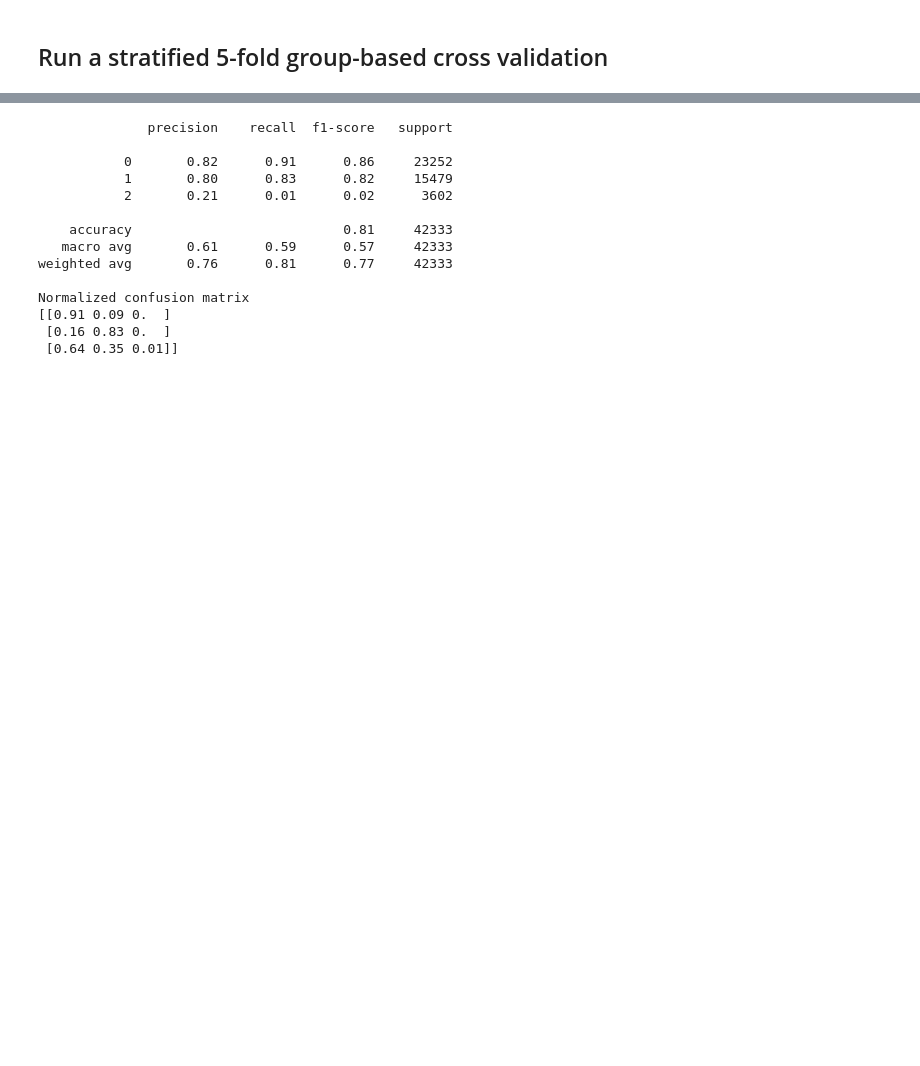
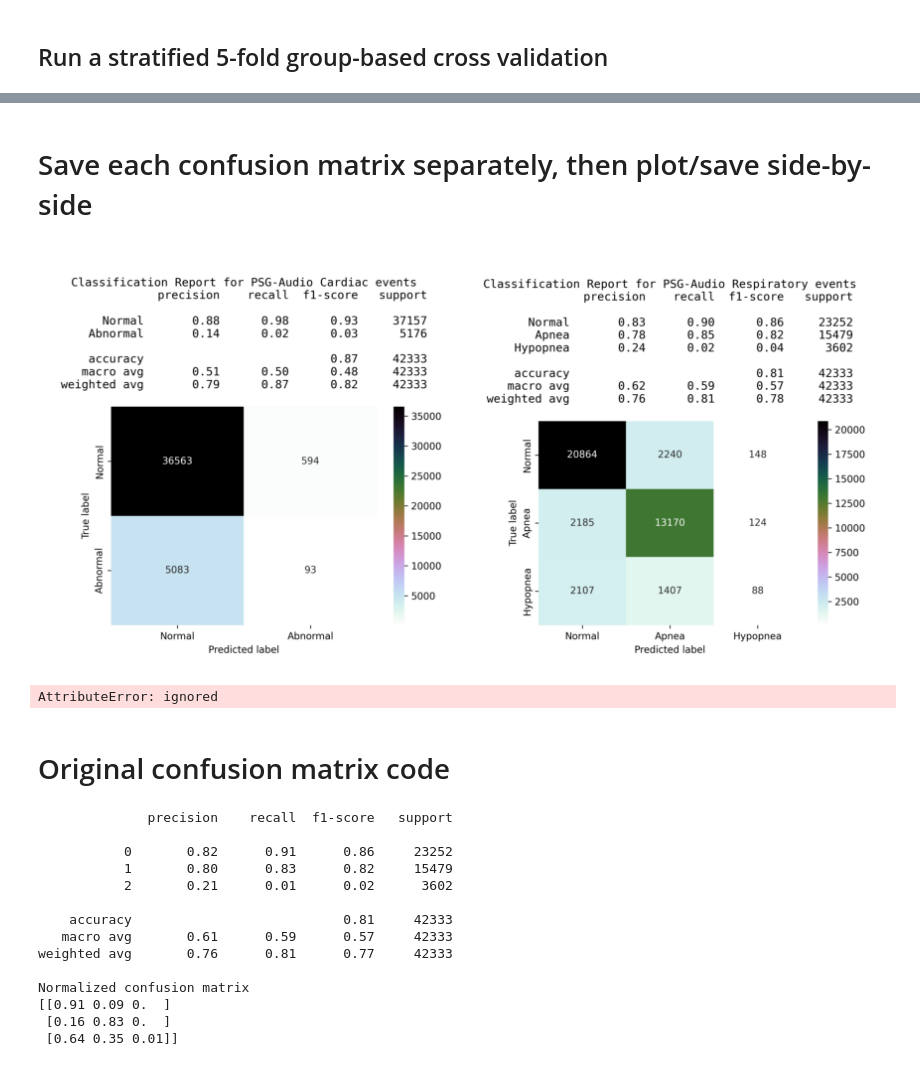
Before and after one commit to imics-lab/multi-output-psg, a Jupyter notebook: Multi_Out_Evaluate_Model_PSG-Audio.ipynb, the cells around one changed output, grey strips where cells are left out. Saved outputs shown, nothing was run; the diff lists cells and outputs as text; code cells hidden in the pictures; blank space fills up the shorter version.

Commit message:
dual cm generated, model needs tuning, sample weights

```diff
--- a/Multi_Out_Evaluate_Model_PSG-Audio.ipynb
+++ b/Multi_Out_Evaluate_Model_PSG-Audio.ipynb
@@ -521,6 +511,69 @@ Total Training time = 0:14:32 HH:MM:SS
 # X_valid_dict = np.load('X_valid_dict.npy',allow_pickle='TRUE').item()
 # y_pred = my_model.predict(X_valid_dict)
 # print(y_pred[0])
+# %% [markdown]
+# Save each confusion matrix separately, then plot/save side-by-side
+# %%
+# much of this leveraged from tsmodel_throwdown in load_data_time_series
+label_names = ['Cardiac','Respiratory']
+
+#acknowledgement to @MikeHordecki https://stackoverflow.com/questions/522563/accessing-the-index-in-for-loops
+for idx, curr_lname in enumerate(label_names):
+    if (idx == 0):
+        y_valid = card_y_valid
+        y_pred =  card_y_pred
+        class_names = ['Normal','Abnormal'] # cardiac events
+    elif (idx == 1):
+        y_valid = resp_y_valid
+        y_pred =  resp_y_pred
+        class_names = ['Normal','Apnea','Hypopnea'] # Rep events
+    else:
+        print ("Something went wrong!")
+        model = None # just to keep from running erroneous pass
+
+    class_rpt = 'Classification Report for PSG-Audio ' + curr_lname + ' events\n'
+    class_rpt += (classification_report(y_valid, y_pred, target_names = class_names))
+    #y_test_act = np.argmax(y_test, axis=-1) # undo one-hot encoding
+
+    cm = confusion_matrix(y_valid, y_pred)
+    cm_df = pd.DataFrame(cm,
+                        index = class_names,
+                        columns = class_names)
+    cm_height = 6 # was 1.2*len(t_names)/2
+    cm_width = 6 # was len(t_names)/2)
+    fig = plt.figure(figsize=(cm_width,cm_height)) # num classes => size
+    sns.heatmap(cm_df, annot=True, fmt='d', cmap='cubehelix_r')
+    #plt.title(curr_mname +' using '+dataset+'\nAccuracy:{0:.3f}'.format(accuracy_score(y_test_act, y_pred)))
+    #plt.title('PSG-Audio:' + curr_lname)
+    font_title = {'family':'monospace','color':'black','size':12}
+    plt.title(class_rpt, fontdict = font_title)
+    plt.ylabel('True label')
+    plt.xlabel('Predicted label')
+    plt.tight_layout() # keeps labels from being cutoff when saving as pdf
+    cmplot_name = 'psg-audio_'+ curr_lname + '_cm.png'
+    plt.savefig(cmplot_name, dpi = 300)
+    plt.close() # otherwise plots still get displayed even w/o plt.show()
+    #plt.show()
+
+# read in plots and show side-by-side
+fig, axs = plt.subplots(nrows=1, ncols=2)#, figsize = (40,10))
+fig.set_size_inches(12,24)
+axs[0].set_axis_off() # so outer boarder and numbers do not appear
+axs[1].set_axis_off()
+axs[0].imshow(plt.imread('psg-audio_Cardiac_cm.png'))
+axs[1].imshow(plt.imread('psg-audio_Respiratory_cm.png'))
+plt.tight_layout()
+plt.savefig('psg-audio_Card_Resp_cm.png', dpi = 300) # don't forget to download!
+plt.show()
+# %% [output]
+[figure, added]
+# %%
+fig, axs = plt.subplot_mosaic("AA;BC", constrained_layout=True)
+plt.tight_layout()
+# %% [output]
+AttributeError: ignored
+# %% [markdown]
+# Original confusion matrix code
 # %%
 # == Confusion matrix ==
 from sklearn.metrics import confusion_matrix
```
Also changed, not shown: parts of 9 cells of this notebook.
